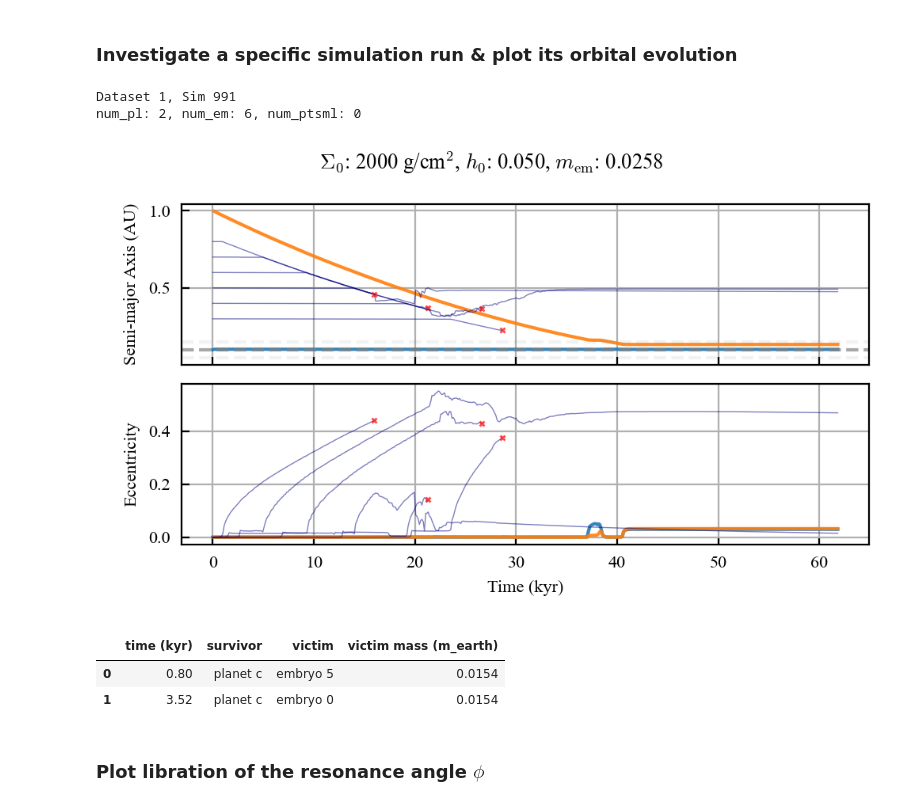
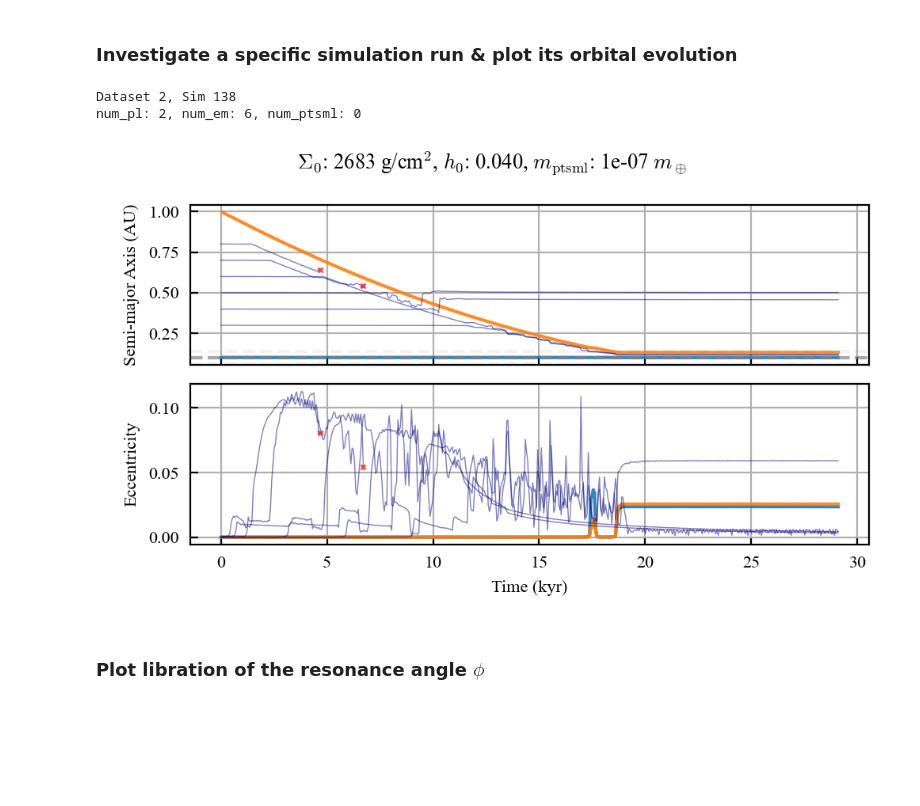
Before and after one commit to dchen10Git/uh-ifa-reu-2026, a Jupyter notebook: analyze_one_sim.ipynb, the cells around one changed output. Saved outputs shown, nothing was run; the diff lists cells and outputs as text; code cells hidden in the pictures; blank space fills up the shorter version.

```diff
--- a/analyze_one_sim.ipynb
+++ b/analyze_one_sim.ipynb
@@ -291,72 +291,42 @@ def plot_system(saved_sim, elements, num_pl, num_em, num_ptsml, t_units='kyr'):
     fig.subplots_adjust(hspace=0)
 
     if 'm_em' in metadata:
-        plt.suptitle(f"$\Sigma_0$: {metadata['Sigma_1au']:.0f} g/cm$^2$, $h_0$: {metadata['h_1au']:.3f}, $m_{{\\rm em}}$: {metadata['m_em']:.3g} ")
+        plt.suptitle(f"$\Sigma_0$: {metadata['Sigma_1au']:.0f} g/cm$^2$, $h_0$: {metadata['h_1au']:.3f}, $m_{{\\rm ptsml}}$: {metadata['m_em']:.3g} $m_\\oplus$")
     else:
         plt.suptitle(f"$\Sigma_0$: {metadata['Sigma_1au']:.0f} g/cm$^2$, $h_0$: {metadata['h_1au']:.3f}")
     plt.tight_layout(); plt.show()
     # plt.savefig("Figures/orbital_evo.svg", bbox_inches="tight")
 
-dataset_id = 1
-sim_id = 991
+dataset_id = 2
+sim_id = 138
 
 elements = ['a', 'e']#, 'log_tau_a_Omega', 'log_K2', 'P_ratio_em']
 
 for sim_id in range(sim_id, sim_id+1, 10):
 # for sim_id in inside_d:
     base_dir = Path.cwd()
     file_path = base_dir.parent / f"sim_results/dataset{dataset_id}" / f"sim{sim_id}.h5"
 
     try:
         saved_sim = reb_sims.load_simulation_run(file_path)
     except FileNotFoundError:
         print(f"Sim {sim_id} not found")
         continue
 
     sim_data, metadata = saved_sim
     m_star = metadata['m_star']
     rock_names = list(sim_data.keys())
     rocks = {p: sim_data[p] for p in rock_names}
     num_pl, num_em, num_ptsml = metadata['num_pl'], metadata['num_em'], metadata['num_ptsml']
 
     print(f"Dataset {dataset_id}, Sim {sim_id}")
     print(f"num_pl: {metadata['num_pl']}, num_em: {metadata['num_em']}, num_ptsml: {metadata['num_ptsml']}")
     # plot_system(saved_sim, ['a', 'e', 'P_ratio', 'tau_a'], num_pl, num_em, num_ptsml)
     plot_system(saved_sim, elements, num_pl, num_em, num_ptsml)
 # %% [output]
-Dataset 1, Sim 991
+Dataset 2, Sim 138
 num_pl: 2, num_em: 6, num_ptsml: 0
-[figure, old version]
+[figure, new version]
-# %%
-def get_collision_log(metadata, max_time=None):
-    """Collects collision log and converts to pd.DataFrame for later use.
-
-    Args:
-        metadata (dict): Metadata from simulation; typically comes from saved_sim[1].
-        max_time (float, optional)
-
-    Returns:
-        pd.DataFrame: collision_df
-    """
-    collision_df = pd.DataFrame(metadata["collision_log"])
-    collision_df["time"] = collision_df["time"] / 1000  # kyr
-
-    if max_time is not None:
-        collision_df = collision_df[collision_df["time"] <= max_time]
-
-    collision_df["time"] = collision_df["time"].round(2)
-    collision_df = collision_df.rename(columns={"time": "time (kyr)"})
-
-    collision_df["victim mass"] = (collision_df["victim mass"] / m_earth).round(4)
-    collision_df = collision_df.rename(columns={"victim mass": "victim mass (m_earth)"})
-
-    return collision_df.sort_values("time (kyr)")
-
-get_collision_log(metadata)
-# %% [output]
-|  | time (kyr) | survivor | victim | victim mass (m_earth) |
-| 0 | 0.80 | planet c | embryo 5 | 0.0154 |
-| 1 | 3.52 | planet c | embryo 0 | 0.0154 |
 # %% [markdown]
 ### Plot libration of the resonance angle $\phi$
 # %%
```
Also changed, not shown: parts of 1 cell of this notebook, 7 other files.
